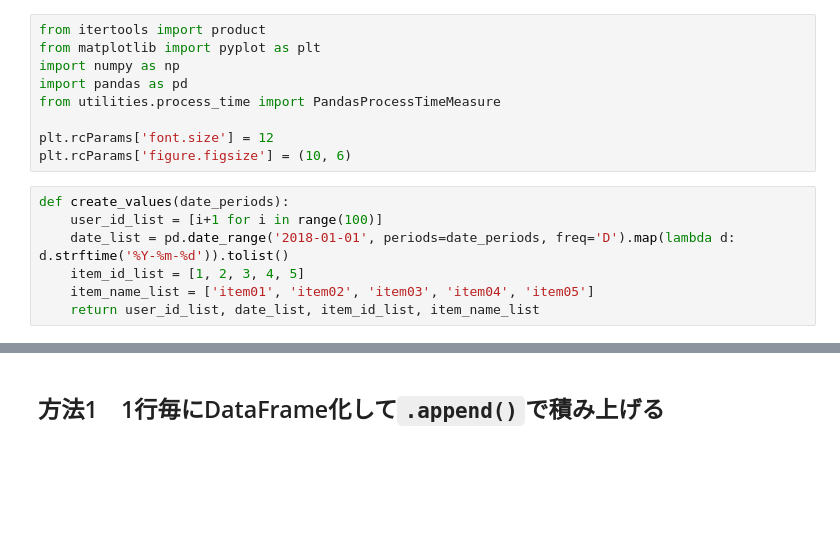
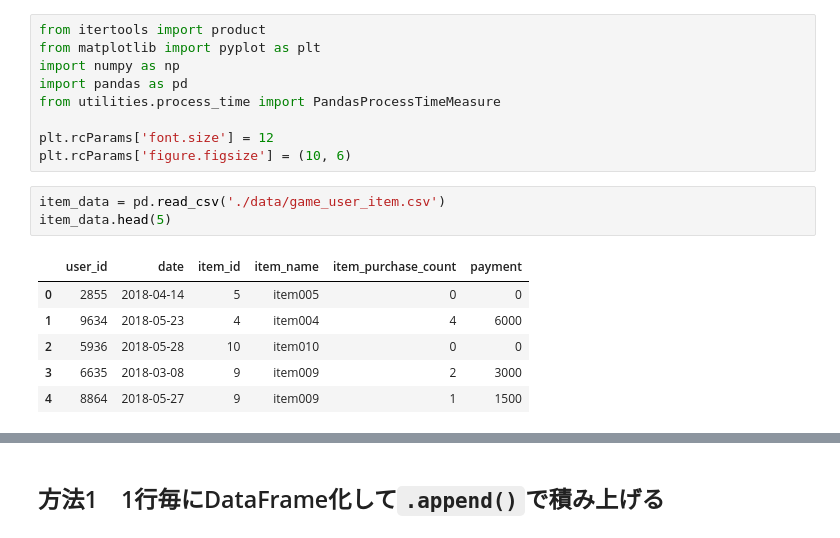
Before and after one commit to Katsuya-Ishiyama/pandas_tips, a Jupyter notebook: pandas_tips_02.ipynb, the cells around one changed output, grey strips where cells are left out. Cells and saved outputs as stored; diff of their text form; blank space fills up the shorter version.

```diff
--- a/pandas_tips_02.ipynb
+++ b/pandas_tips_02.ipynb
@@ -15,10 +15,13 @@ from utilities.process_time import PandasProcessTimeMeasure
 
 plt.rcParams['font.size'] = 12
 plt.rcParams['figure.figsize'] = (10, 6)
-# %%
-def create_values(date_periods):
-    user_id_list = [i+1 for i in range(100)]
-    date_list = pd.date_range('2018-01-01', periods=date_periods, freq='D').map(lambda d: d.strftime('%Y-%m-%d')).tolist()
-    item_id_list = [1, 2, 3, 4, 5]
-    item_name_list = ['item01', 'item02', 'item03', 'item04', 'item05']
-    return user_id_list, date_list, item_id_list, item_name_list
+# %%
+item_data = pd.read_csv('./data/game_user_item.csv')
+item_data.head(5)
+# %% [output]
+|  | user_id | date | item_id | item_name | item_purchase_count | payment |
+| 0 | 2855 | 2018-04-14 | 5 | item005 | 0 | 0 |
+| 1 | 9634 | 2018-05-23 | 4 | item004 | 4 | 6000 |
+| 2 | 5936 | 2018-05-28 | 10 | item010 | 0 | 0 |
+| 3 | 6635 | 2018-03-08 | 9 | item009 | 2 | 3000 |
+| 4 | 8864 | 2018-05-27 | 9 | item009 | 1 | 1500 |
```
Also changed, not shown: parts of 8 cells of this notebook.
